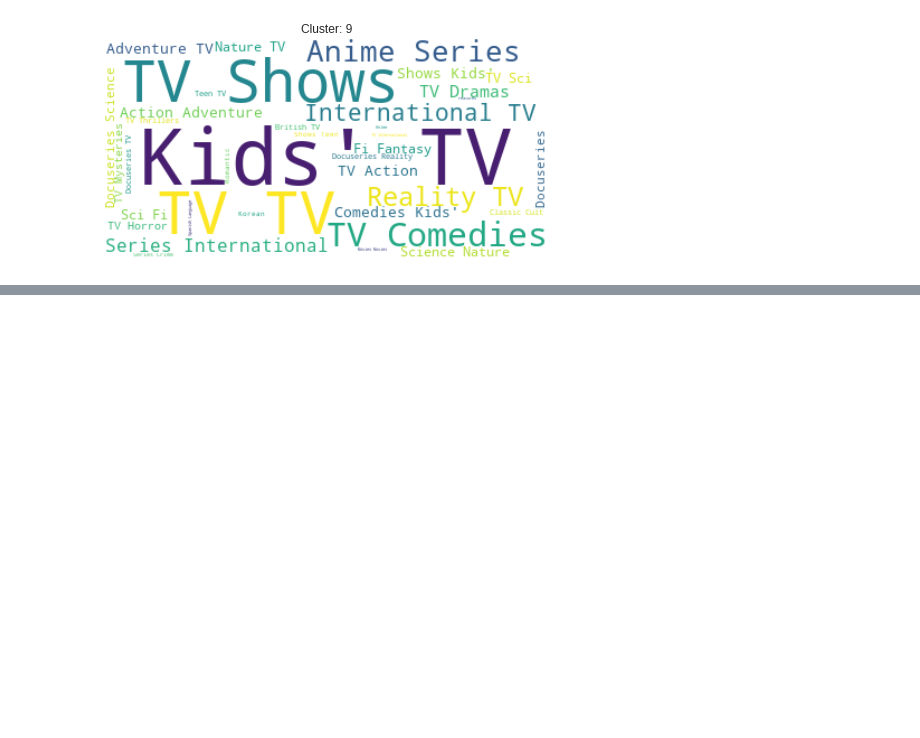
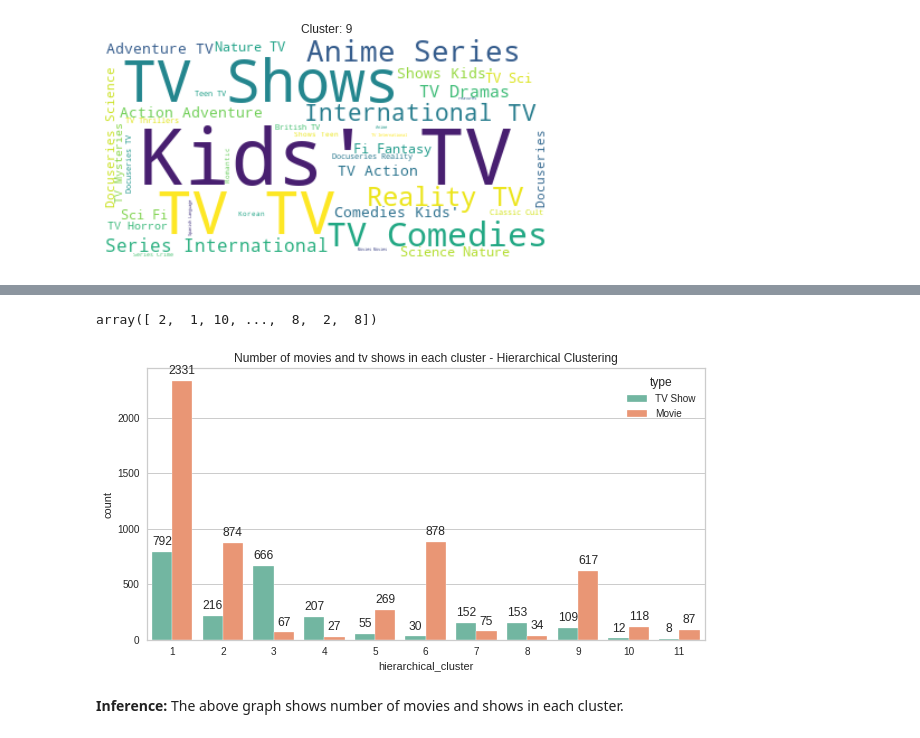
Before and after one commit to shubham-bhadouria/Netflix-Movies-and-TV-shows-clustering, a Jupyter notebook: Netflix_movies_and_TV_show_clustering.ipynb, the cells around one changed output, grey strips where cells are left out. Drawn from its saved outputs; the diff is of its cells as text; code cells hidden in the pictures; blank space fills up the shorter version.

```diff
--- a/Netflix_movies_and_TV_show_clustering.ipynb
+++ b/Netflix_movies_and_TV_show_clustering.ipynb
@@ -887,0 +905,21 @@ for i in range(9):
+# %%
+# Fitting hierarchical clustering model
+from sklearn.cluster import AgglomerativeClustering
+hierarchical = AgglomerativeClustering(n_clusters=11, affinity='euclidean', linkage='ward')
+hierarchical.fit_predict(x_pca)
+# %% [output]
+array([ 2,  1, 10, ...,  8,  2,  8])
+# %%
+# Adding hierarchical cluster number attribute
+cluster_df['hierarchical_cluster'] = hierarchical.labels_ + 1
+# %%
+# Number of movies and tv shows in each cluster
+plt.figure(figsize=(10,5))
+q = sns.countplot(x='hierarchical_cluster',data=cluster_df, hue='type',palette="Set2")
+plt.title('Number of movies and tv shows in each cluster - Hierarchical Clustering')
+for i in q.patches:
+  q.annotate(format(i.get_height(), '.0f'), (i.get_x() + i.get_width() / 2., i.get_height()), ha = 'center', va = 'center', xytext = (0, 10), textcoords = 'offset points')
+# %% [output]
+[figure, added]
+# %% [markdown]
+**Inference:** The above graph shows number of movies and shows in each cluster.
```
Also changed, not shown: parts of 7 cells of this notebook.
